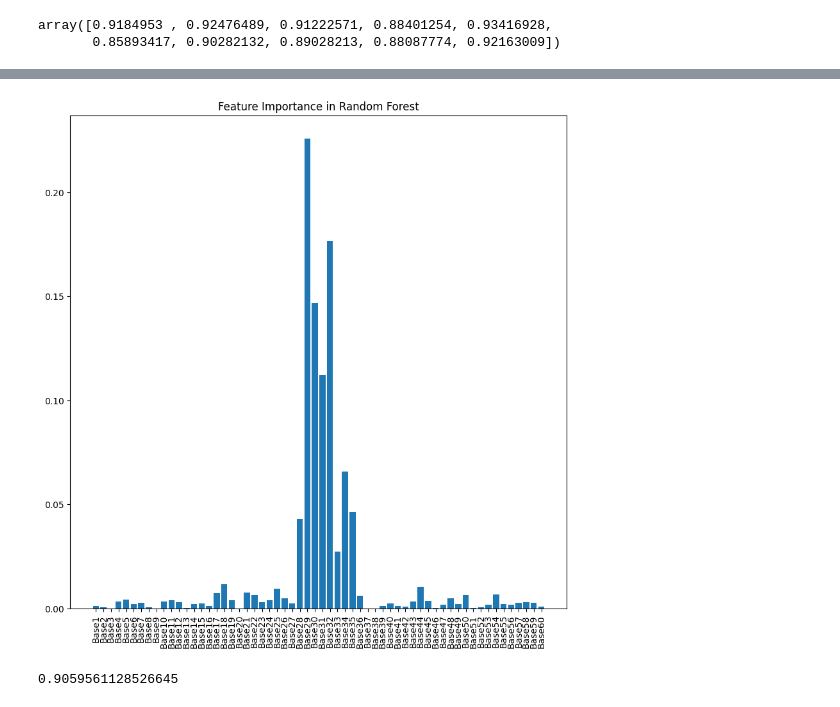
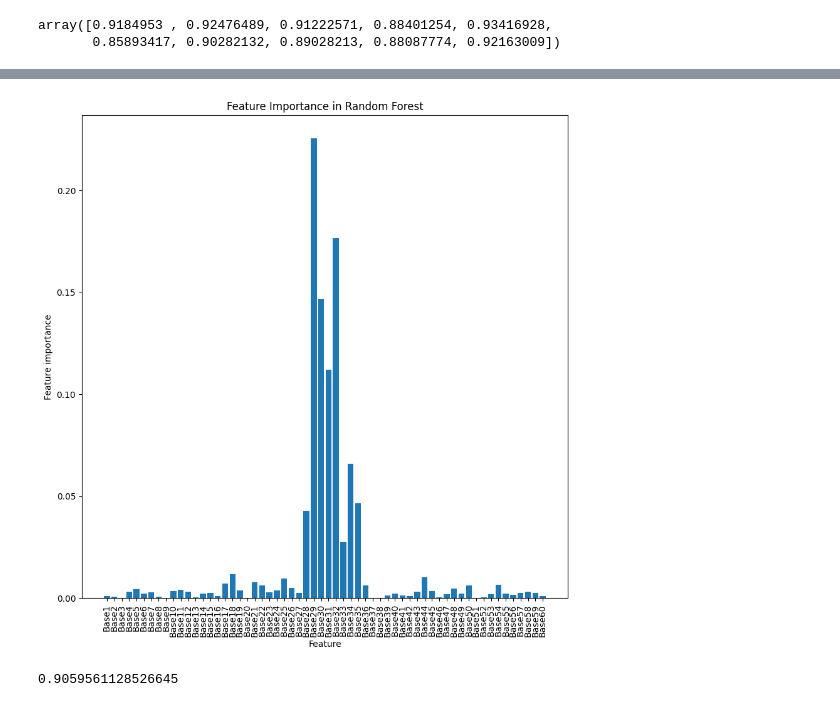
Before and after one commit to guilherme-francisco/artificial-inteligence-PCS3838, a Jupyter notebook: project.ipynb, the cells around one changed output, grey strips where cells are left out. Saved outputs shown, nothing was run; the diff lists cells and outputs as text; code cells hidden in the pictures.

```diff
--- a/project.ipynb
+++ b/project.ipynb
@@ -257,12 +263,16 @@ Feature importance:
 # %%
 fig, ax = plt.subplots(figsize=(10, 10))
 
 plt.bar(range(X.shape[1]), clf.feature_importances_)
 plt.xticks(range(X.shape[1]), X.columns, rotation=90)
 plt.title("Feature Importance in Random Forest")
+
+plt.xlabel("Feature")
+plt.ylabel("Feature importance")
+
 plt.show()
 # %% [output]
-[figure, old version]
+[figure, new version]
 # %%
 accuracy_score(y_test, prediction)
 # %% [output]
```
Also changed, not shown: parts of 22 cells of this notebook.
